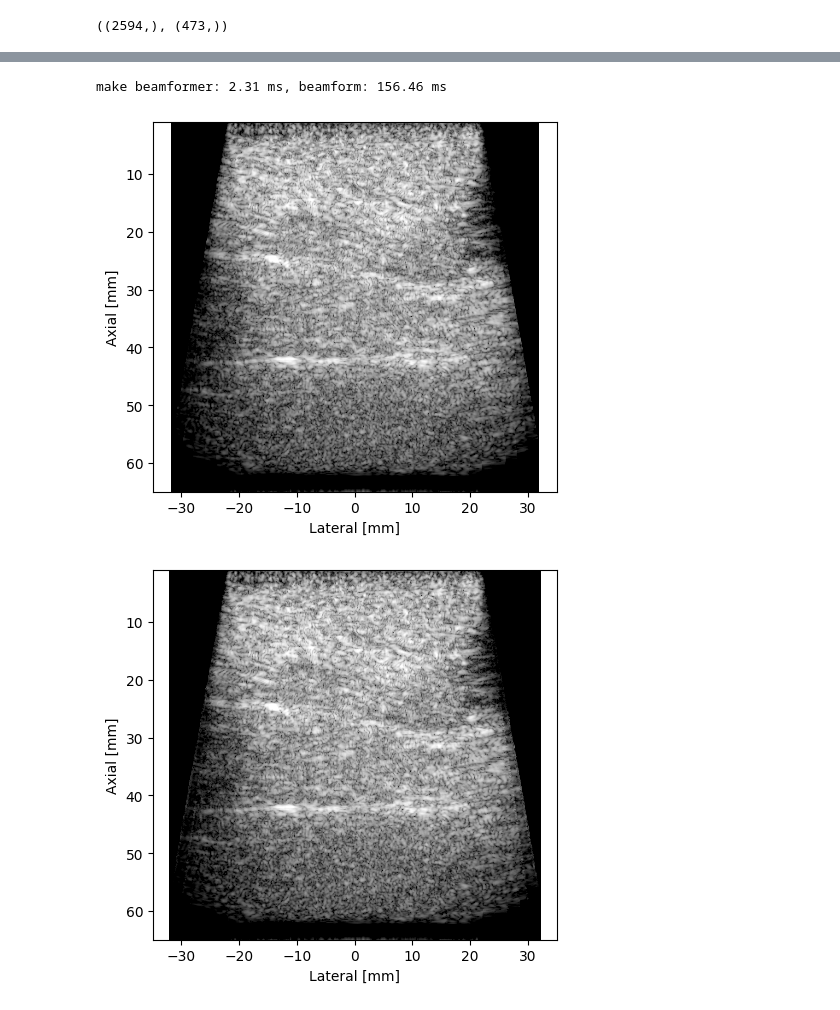
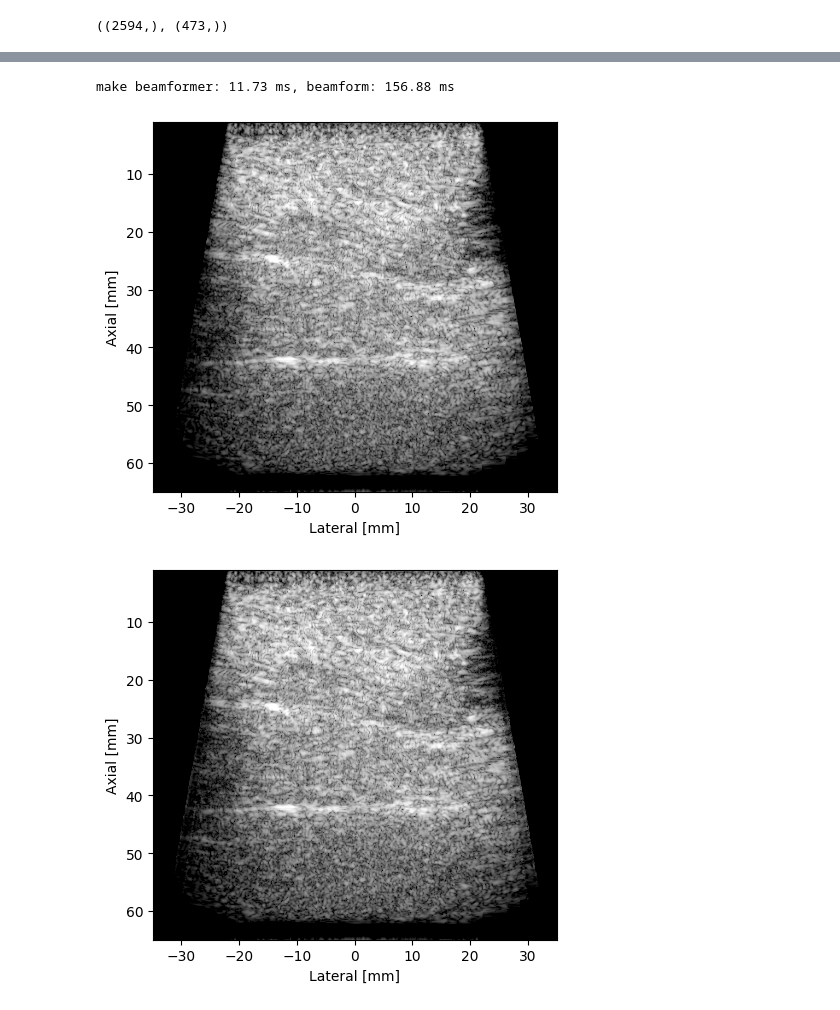
Before and after one commit to wewightman/pycbf, a Jupyter notebook: examples/SyntheticVsTabbed.ipynb, the cells around one changed output, grey strips where cells are left out. Drawn from its saved outputs; the diff is of its cells as text; code cells hidden in the pictures.

```diff
--- a/examples/SyntheticVsTabbed.ipynb
+++ b/examples/SyntheticVsTabbed.ipynb
@@ -174,7 +174,8 @@ bmfrm = SyntheticDMASBeamformer(
     t0 = t[0],
     dt = t[1]-t[0],
     nt = len(t),
-    lags = np.arange(1, nlag+1, dtype=int)
+    lags = np.arange(1, nlag+1, dtype=int),
+    interp = {"kind":"korder_cubic", "k":16}
 )
 t2 = time()
 dt = 0
@@ -190,27 +191,27 @@ del bmfrm
 
 print(f"make beamformer: {1000*(t2-t1):0.02f} ms, beamform: {1000*(dt)/100:0.02f} ms")
 # %% [output]
-make beamformer: 2.31 ms, beamform: 156.46 ms
+make beamformer: 11.73 ms, beamform: 156.88 ms
 # %%
 env = np.abs(iq_tabbed).T
-logged = 20*np.log10(env/np.percentile(env, 99))
+logged = 20*np.log10(env/np.percentile(env, 99)+1E-10)
 
 extent_dmas = 1E3*np.array([xout[0], xout[-1], zout[-1], zout[0]])
 plt.figure()
 plt.imshow(logged, vmin=-45, vmax=5, cmap='gray', extent=extent_dmas)
 plt.xlabel("Lateral [mm]")
 plt.ylabel("Axial [mm]")
 plt.show()
 
 env = np.abs(iq_synthetic).T
-logged = 20*np.log10(env/np.percentile(env, 99))
+logged = 20*np.log10(env/np.percentile(env, 99)+1E-10)
 
 extent_das = 1E3*np.array([xout[0], xout[-1], zout[-1], zout[0]])
 plt.figure()
 plt.imshow(logged, vmin=-45, vmax=5, cmap='gray', extent=extent_das)
 plt.xlabel("Lateral [mm]")
 plt.ylabel("Axial [mm]")
 plt.show()
 # %% [output]
-[figure, old version]
+[figure, new version]
-[figure, old version]
+[figure, new version]
```
Also changed, not shown: parts of 1 cell of this notebook, 3 other files.
